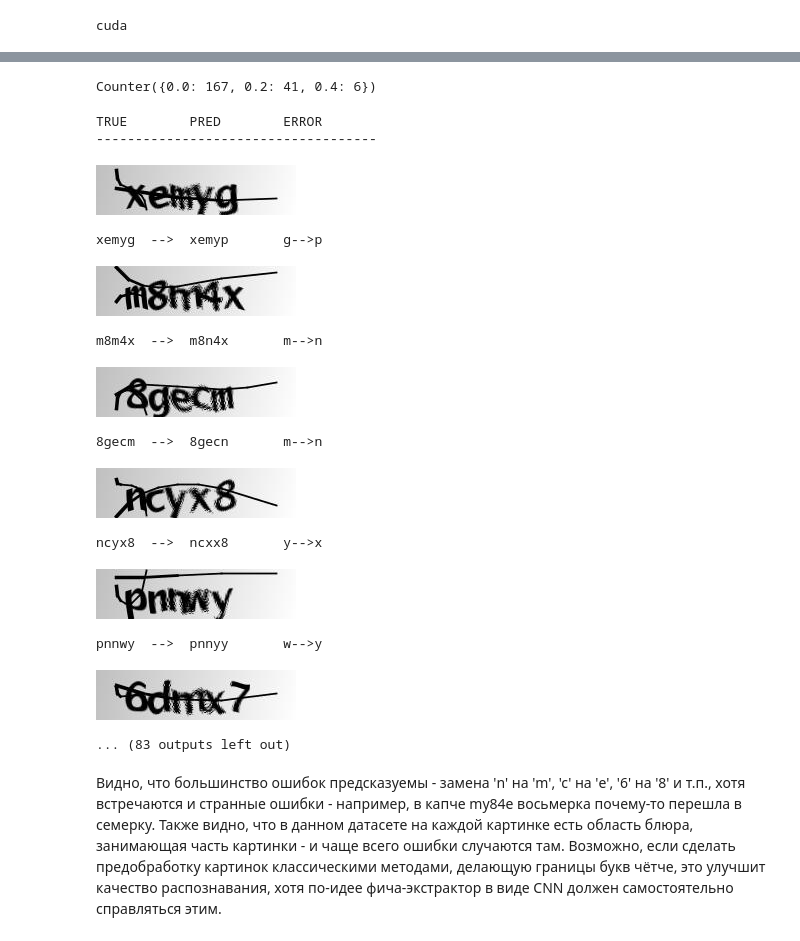
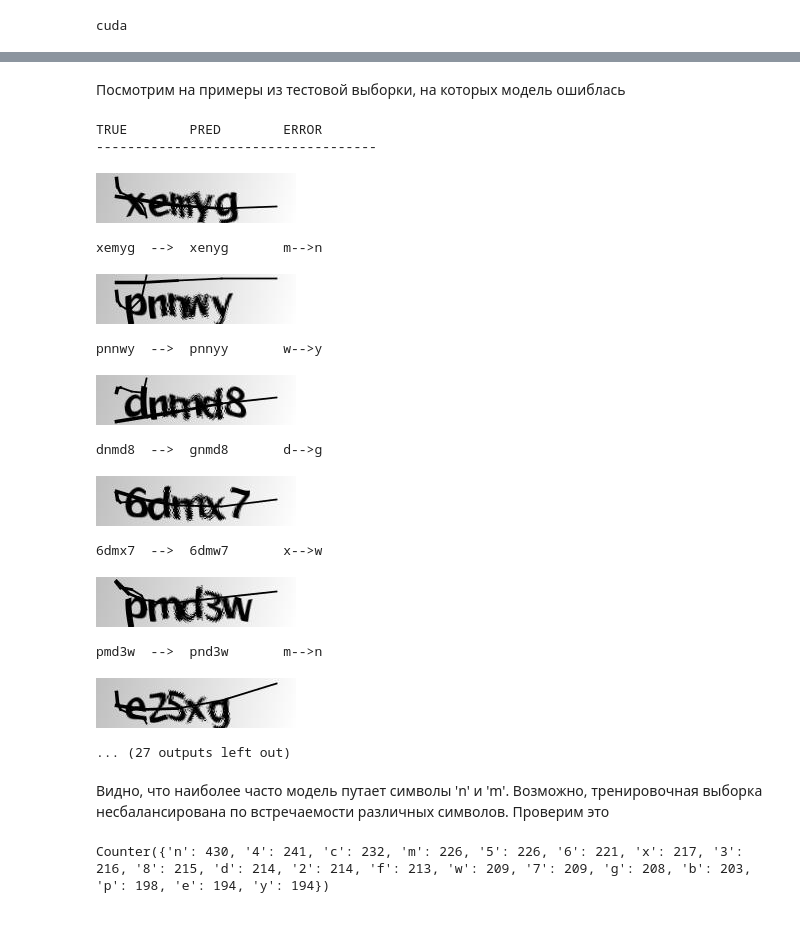
Before and after one commit to dqdp/capcha_crnn, a Jupyter notebook: CRNN.ipynb, the cells around one changed output, grey strips where cells are left out. Drawn from its saved outputs; the diff is of its cells as text; code cells hidden in the pictures.

```diff
--- a/CRNN.ipynb
+++ b/CRNN.ipynb
@@ -389,0 +407,35 @@ with torch.no_grad():
+# %% [markdown]
+Посмотрим на примеры из тестовой выборки, на которых модель ошиблась
+# %%
+print('TRUE        PRED        ERROR')
+print('------------------------------------')
+for cer in im_by_cer.keys():
+    if cer == 0.: continue
+    for true_lbl, pred_lbl in im_by_cer[cer]:
+        try:
+            img = Image.open(test_data_dir + true_lbl + '.png')
+            display(img)
+        except:
+            img = Image.open(test_data_dir + true_lbl + '.jpg')
+            display(img)
+
+        print(f'{true_lbl}  -->  {pred_lbl}', end='       ')
+        [print('-->'.join([a, b]), end='   ') for a, b in zip(true_lbl, pred_lbl) if a != b]
+        print('\n')
+# %% [output]
+TRUE        PRED        ERROR
+------------------------------------
+[figure, added]
+xemyg  -->  xenyg       m-->n
+[figure, added]
+pnnwy  -->  pnnyy       w-->y
+[figure, added]
+dnmd8  -->  gnmd8       d-->g
+[figure, added]
+6dmx7  -->  6dmw7       x-->w
+[figure, added]
+pmd3w  -->  pnd3w       m-->n
+[figure, added]
+... (27 outputs left out)
+# %% [markdown]
+Видно, что наиболее часто модель путает символы 'n' и 'm'. Возможно, тренировочная выборка несбалансирована по встречаемости различных символов. Проверим это
@@ -390,37 +449,4 @@ with torch.no_grad():
 # %%
-print(cnt)
+print(symbols)
 # %% [output]
-Counter({0.0: 167, 0.2: 41, 0.4: 6})
+Counter({'n': 430, '4': 241, 'c': 232, 'm': 226, '5': 226, '6': 221, 'x': 217, '3': 216, '8': 215, 'd': 214, '2': 214, 'f': 213, 'w': 209, '7': 209, 'g': 208, 'b': 203, 'p': 198, 'e': 194, 'y': 194})
-# %%
-print('TRUE        PRED        ERROR')
-print('------------------------------------')
-for cer in cnt.keys():
-    if cer == 0.: continue
-    for true_lbl, pred_lbl in im_by_cer[cer]:
-        try:
-            img = Image.open(test_data_dir + true_lbl + '.png')
-            display(img)
-        except:
-            img = Image.open(test_data_dir + true_lbl + '.jpg')
-            display(img)
-
-        print(f'{true_lbl}  -->  {pred_lbl}', end='       ')
-        [print('-->'.join([a, b]), end='   ') for a, b in zip(true_lbl, pred_lbl) if a != b]
-        print('\n')
-# %% [output]
-TRUE        PRED        ERROR
-------------------------------------
-[figure, removed]
-xemyg  -->  xemyp       g-->p
-[figure, removed]
-m8m4x  -->  m8n4x       m-->n
-[figure, removed]
-8gecm  -->  8gecn       m-->n
-[figure, removed]
-ncyx8  -->  ncxx8       y-->x
-[figure, removed]
-pnnwy  -->  pnnyy       w-->y
-[figure, removed]
-... (83 outputs left out)
-# %% [markdown]
-Видно, что большинство ошибок предсказуемы - замена 'n' на 'm', 'c' на 'e', '6' на '8' и т.п., хотя встречаются и странные ошибки - например,  в капче my84e восьмерка почему-то перешла в семерку. Также видно, что в данном датасете на каждой картинке есть область блюра, занимающая часть картинки - и чаще всего ошибки случаются там. Возможно, если сделать предобработку картинок классическими методами, делающую границы букв чётче, это улучшит качество распознавания, хотя по-идее фича-экстрактор в виде CNN должен самостоятельно справляться этим.
```
Also changed, not shown: parts of 20 cells of this notebook.
